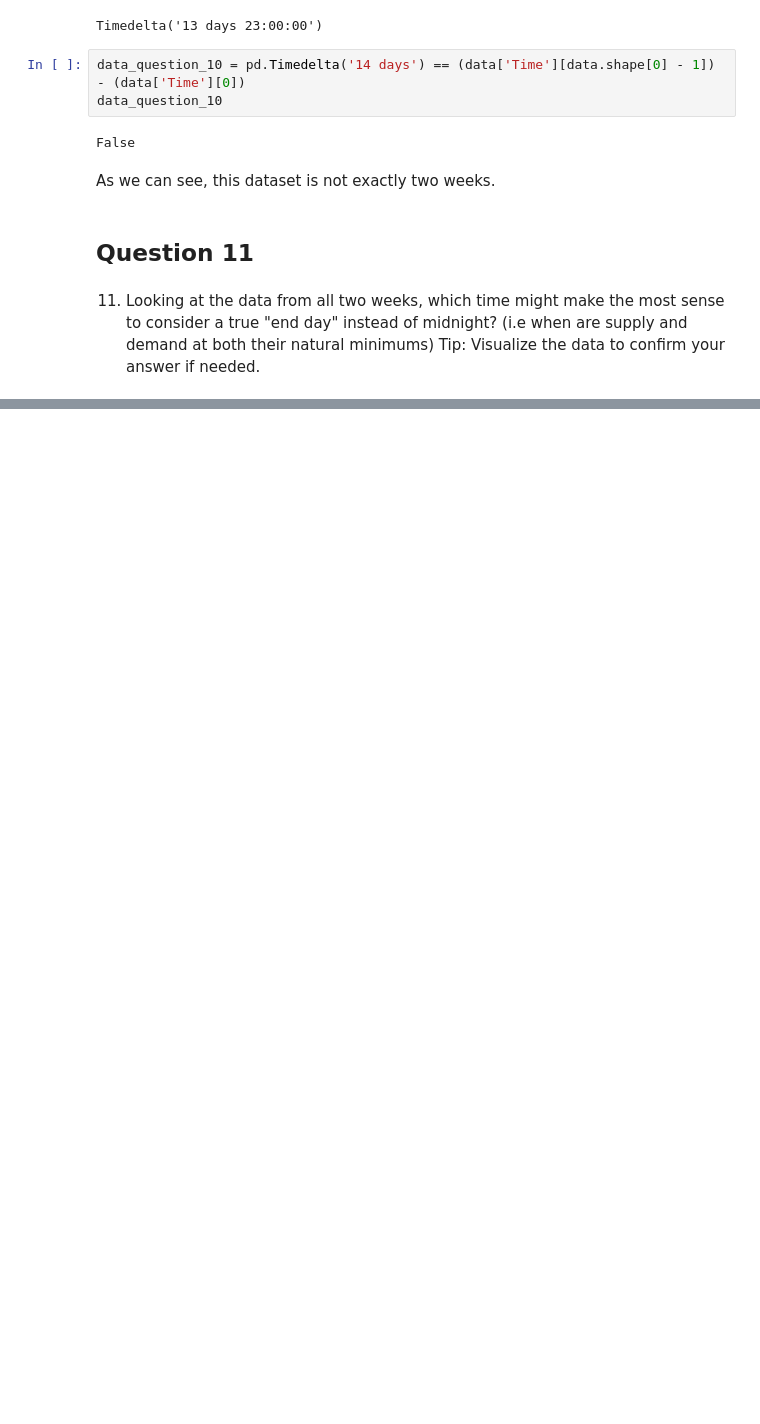
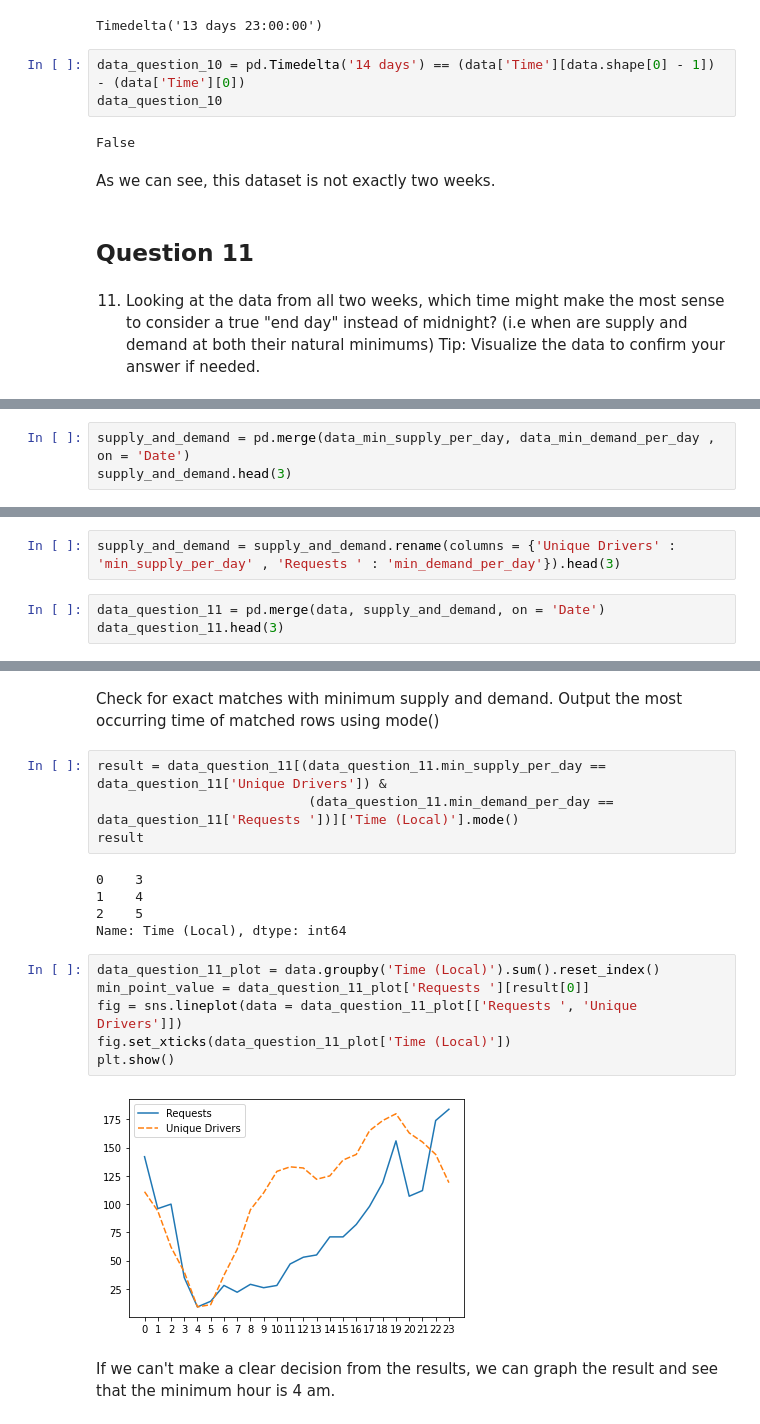
Before and after one commit to tugceturkkal/Data-Projects, a Jupyter notebook: Insights from City Supply and Demand Data.ipynb, the cells around one changed output, grey strips where cells are left out. Cells and saved outputs as stored; diff of their text form; blank space fills up the shorter version.

Commit message:
Insights from City Supply and Demand Data

```diff
--- a/Insights from City Supply and Demand Data.ipynb
+++ b/Insights from City Supply and Demand Data.ipynb
@@ -489,0 +499,3 @@ As we can see, this dataset is not exactly two weeks.
+# %%
+supply_and_demand = pd.merge(data_min_supply_per_day, data_min_demand_per_day , on = 'Date')
+supply_and_demand.head(3)
@@ -489,0 +507,5 @@ As we can see, this dataset is not exactly two weeks.
+# %%
+supply_and_demand = supply_and_demand.rename(columns = {'Unique Drivers' : 'min_supply_per_day' , 'Requests ' : 'min_demand_per_day'}).head(3)
+# %%
+data_question_11 = pd.merge(data, supply_and_demand, on = 'Date')
+data_question_11.head(3)
@@ -489,0 +517,21 @@ As we can see, this dataset is not exactly two weeks.
+# %% [markdown]
+Check for exact matches with minimum supply and demand. Output the most occurring time of matched rows using mode()
+# %%
+result = data_question_11[(data_question_11.min_supply_per_day == data_question_11['Unique Drivers']) &
+                           (data_question_11.min_demand_per_day == data_question_11['Requests '])]['Time (Local)'].mode()
+result
+# %% [output]
+0    3
+1    4
+2    5
+Name: Time (Local), dtype: int64
+# %%
+data_question_11_plot = data.groupby('Time (Local)').sum().reset_index()
+min_point_value = data_question_11_plot['Requests '][result[0]]
+fig = sns.lineplot(data = data_question_11_plot[['Requests ', 'Unique Drivers']])
+fig.set_xticks(data_question_11_plot['Time (Local)'])
+plt.show()
+# %% [output]
+[figure, added]
+# %% [markdown]
+If we can't make a clear decision from the results, we can graph the result and see that the minimum hour is 4 am.
```
Also changed, not shown: parts of 11 cells of this notebook.
